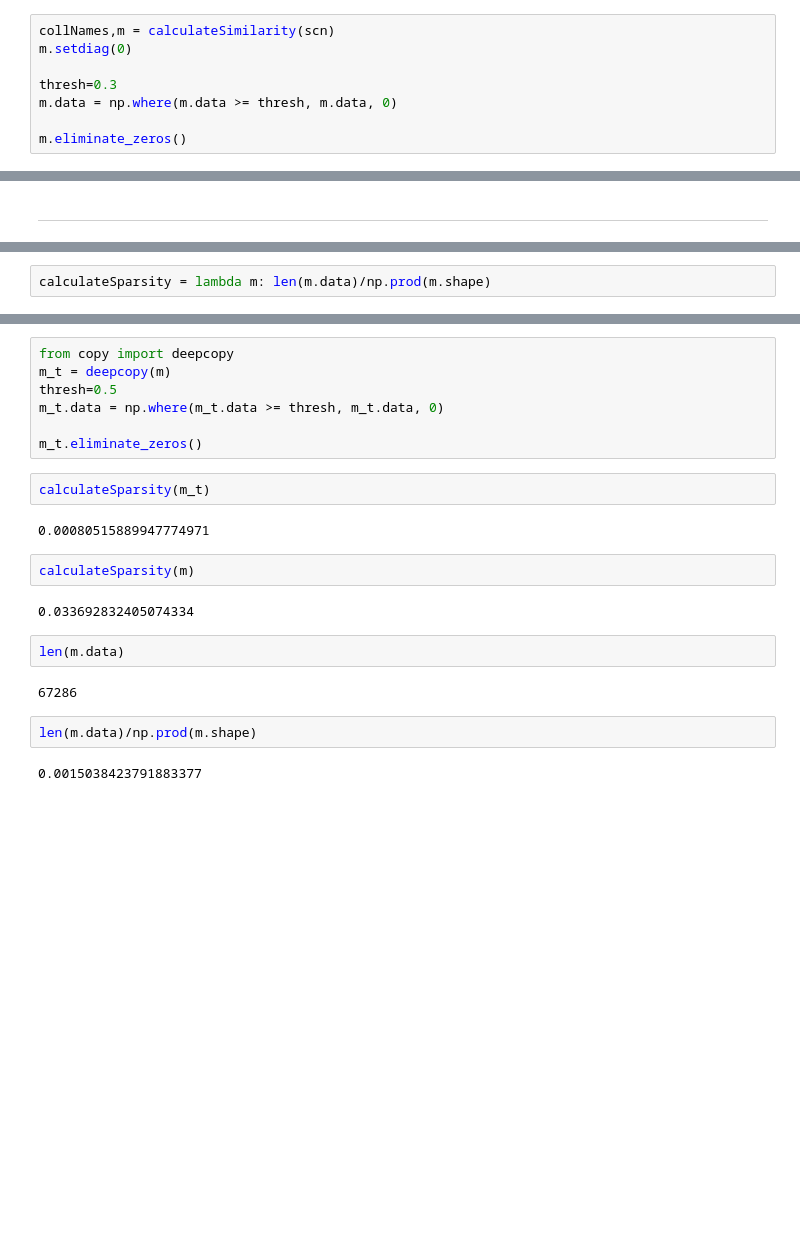
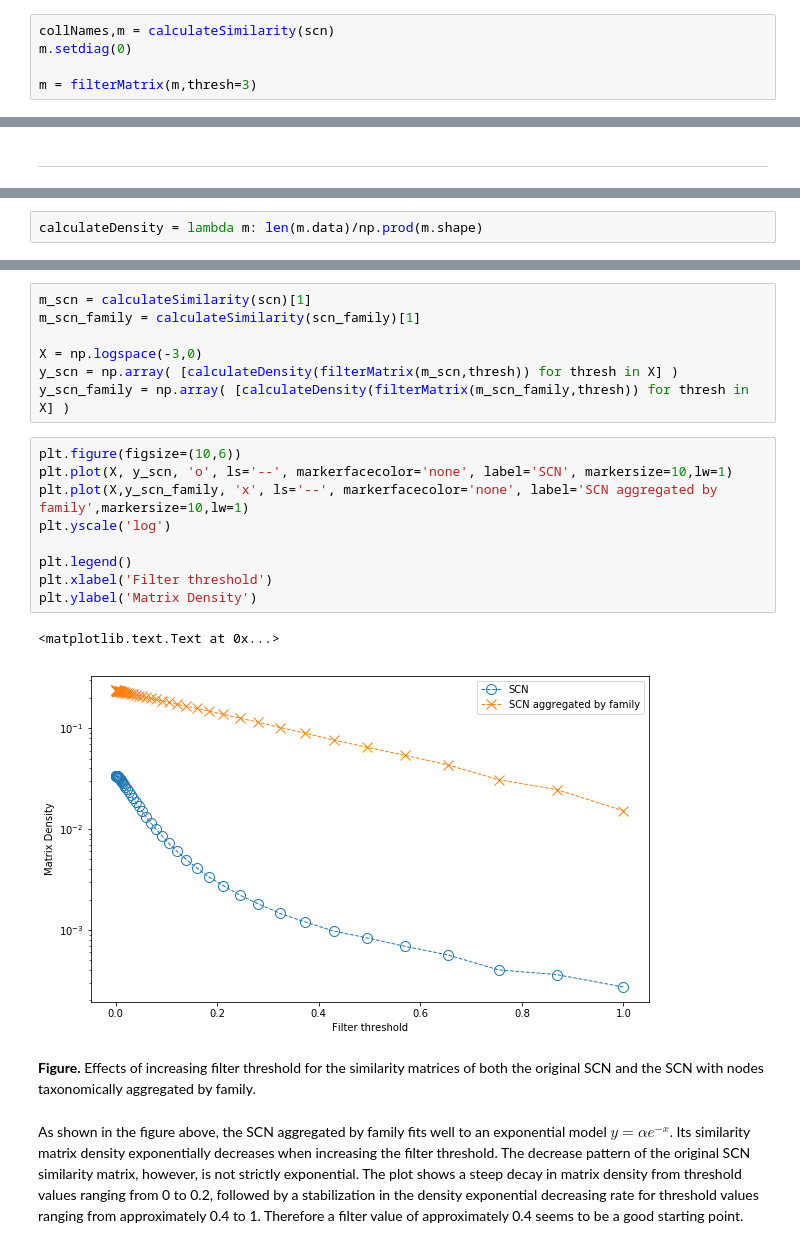
Before and after one commit to pedrosiracusa/datascience_biodiversity, a Jupyter notebook: notebooks/n10_species_bags.ipynb, the cells around one changed output, grey strips where cells are left out. Drawn from its saved outputs; the diff is of its cells as text; blank space fills up the shorter version.

Commit message:
-updated n10; -updated network models class;

```diff
--- a/notebooks/n10_species_bags.ipynb
+++ b/notebooks/n10_species_bags.ipynb
@@ -291,10 +340,7 @@ The similarity matrix can be used to build a similarity graph. The similarity gr
 collNames,m = calculateSimilarity(scn)
 m.setdiag(0)
 
-thresh=0.3
-m.data = np.where(m.data >= thresh, m.data, 0)
-
-m.eliminate_zeros()
+m = filterMatrix(m,thresh=3)
 # %%
 G = nx.from_scipy_sparse_matrix(m)
 # %%
@@ -320,2 +376,2 @@ nx.write_gexf(G,'./graph_similarity.gexf')
 # %%
-calculateSparsity = lambda m: len(m.data)/np.prod(m.shape)
+calculateDensity = lambda m: len(m.data)/np.prod(m.shape)
@@ -324,23 +378,23 @@ i,m = calculateSimilarity(scn)
-# %%
-from copy import deepcopy
-m_t = deepcopy(m)
-thresh=0.5
-m_t.data = np.where(m_t.data >= thresh, m_t.data, 0)
-
-m_t.eliminate_zeros()
-# %%
-calculateSparsity(m_t)
-# %% [output]
-0.00080515889947774971
-# %%
-calculateSparsity(m)
-# %% [output]
-0.033692832405074334
-# %%
-len(m.data)
-# %% [output]
-67286
-# %%
-len(m.data)/np.prod(m.shape)
-# %% [output]
-0.0015038423791883377
+# %%
+m_scn = calculateSimilarity(scn)[1]
+m_scn_family = calculateSimilarity(scn_family)[1]
+
+X = np.logspace(-3,0)
+y_scn = np.array( [calculateDensity(filterMatrix(m_scn,thresh)) for thresh in X] )
+y_scn_family = np.array( [calculateDensity(filterMatrix(m_scn_family,thresh)) for thresh in X] )
+# %%
+plt.figure(figsize=(10,6))
+plt.plot(X, y_scn, 'o', ls='--', markerfacecolor='none', label='SCN', markersize=10,lw=1)
+plt.plot(X,y_scn_family, 'x', ls='--', markerfacecolor='none', label='SCN aggregated by family',markersize=10,lw=1)
+plt.yscale('log')
+
+plt.legend()
+plt.xlabel('Filter threshold')
+plt.ylabel('Matrix Density')
+# %% [output]
+<matplotlib.text.Text at 0x...>
+[figure, added]
+# %% [markdown]
+**Figure.** Effects of increasing filter threshold for the similarity matrices of both the original SCN and the SCN with nodes taxonomically aggregated by family.
+# %% [markdown]
+As shown in the figure above, the SCN aggregated by family fits well to an exponential model $y=\alpha e^{-x}$. Its similarity matrix density exponentially decreases when increasing the filter threshold. The decrease pattern of the original SCN similarity matrix, however, is not strictly exponential. The plot shows a steep decay in matrix density from threshold values ranging from 0 to 0.2, followed by a stabilization in the density exponential decreasing rate for threshold values ranging from approximately 0.4 to 1. Therefore a filter value of approximately 0.4 seems to be a good starting point.
```
Also changed, not shown: parts of 22 cells of this notebook, 2 other files.
